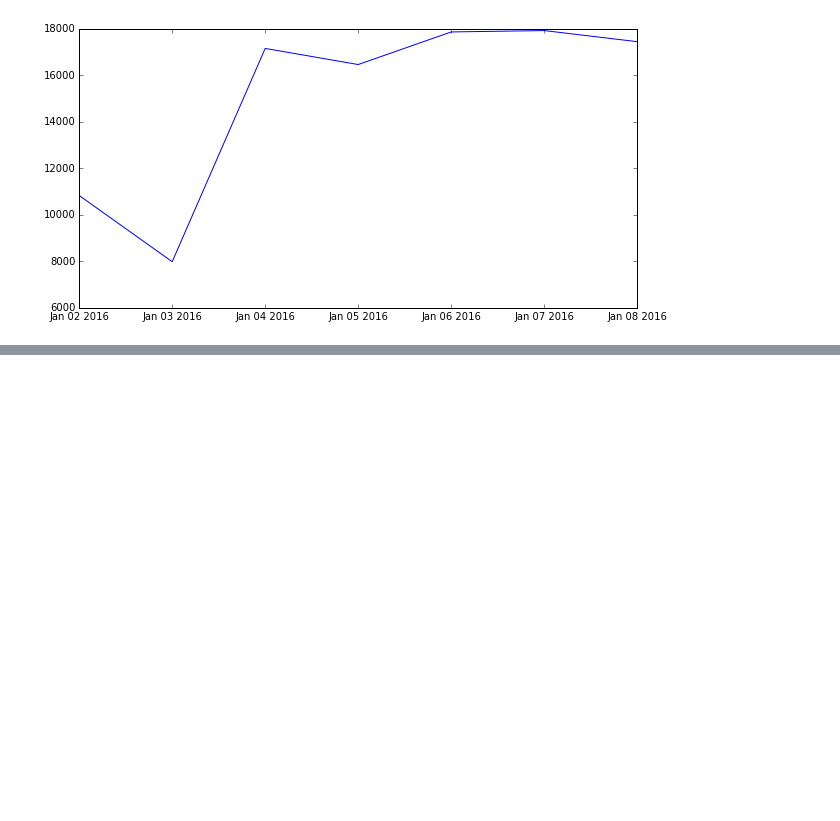
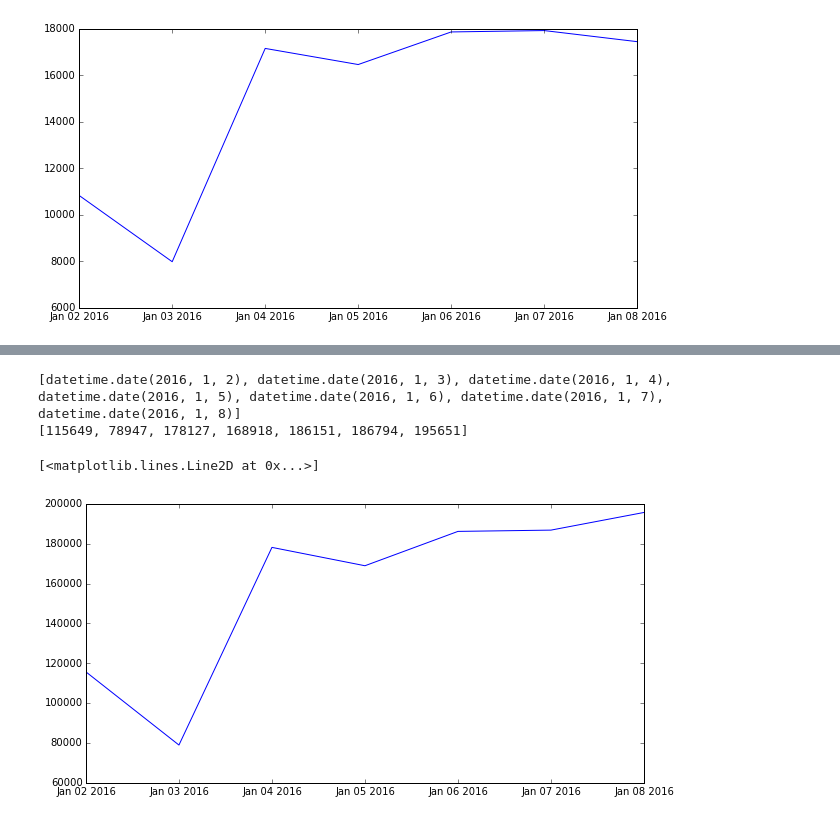
Before and after one commit to ozzieliu/metis-p1_team3, a Jupyter notebook: MTA Turnstile Analysis.ipynb, the cells around one changed output, grey strips where cells are left out. Saved outputs shown, nothing was run; the diff lists cells and outputs as text; code cells hidden in the pictures; blank space fills up the shorter version.

```diff
--- a/MTA Turnstile Analysis.ipynb
+++ b/MTA Turnstile Analysis.ipynb
@@ -173,0 +177,17 @@ plt.plot(dates, counts)
+# %%
+## Make a list of date:count pairs of all stations
+all_stations = count_dict.values()
+
+## sum them up
+total_count = {}
+#pprint.pprint(all_stations)
+
+for station in all_stations:
+    for turnstile in station:
+        #print turnstile[0]
+        if turnstile[0] not in total_count:
+            total_count[turnstile[0]] = turnstile[1]
+        else:
+            total_count[turnstile[0]] += turnstile[1]
+
+pprint.pprint(total_count)
@@ -173,0 +202,11 @@ plt.plot(dates, counts)
+# %%
+all_dates = [x for x in sorted(total_count)]
+all_counts = [total_count[y] for y in sorted(total_count)]
+
+plt.figure(figsize=(10,5))
+plt.plot(all_dates, all_counts)
+# %% [output]
+[datetime.date(2016, 1, 2), datetime.date(2016, 1, 3), datetime.date(2016, 1, 4), datetime.date(2016, 1, 5), datetime.date(2016, 1, 6), datetime.date(2016, 1, 7), datetime.date(2016, 1, 8)]
+[115649, 78947, 178127, 168918, 186151, 186794, 195651]
+[<matplotlib.lines.Line2D at 0x...>]
+[figure, added]
```
Also changed, not shown: parts of 3 cells of this notebook.
